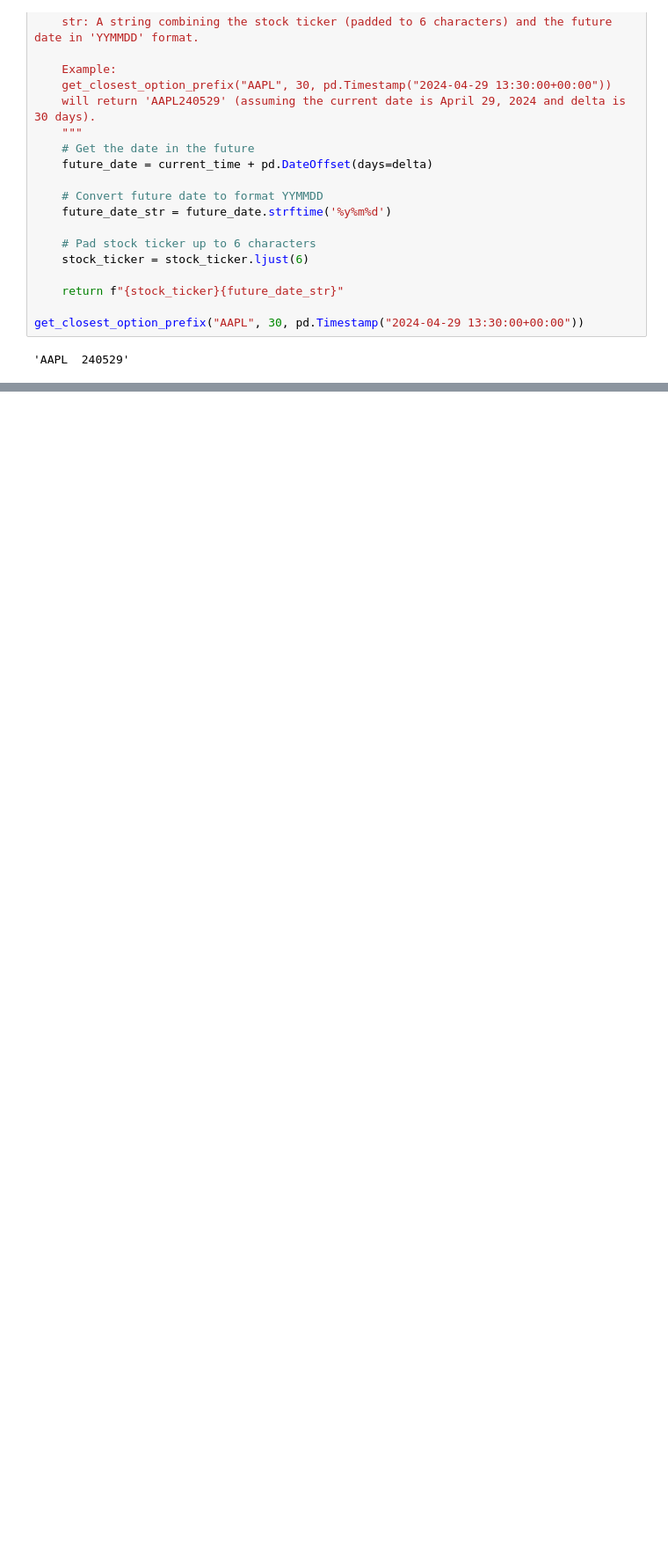
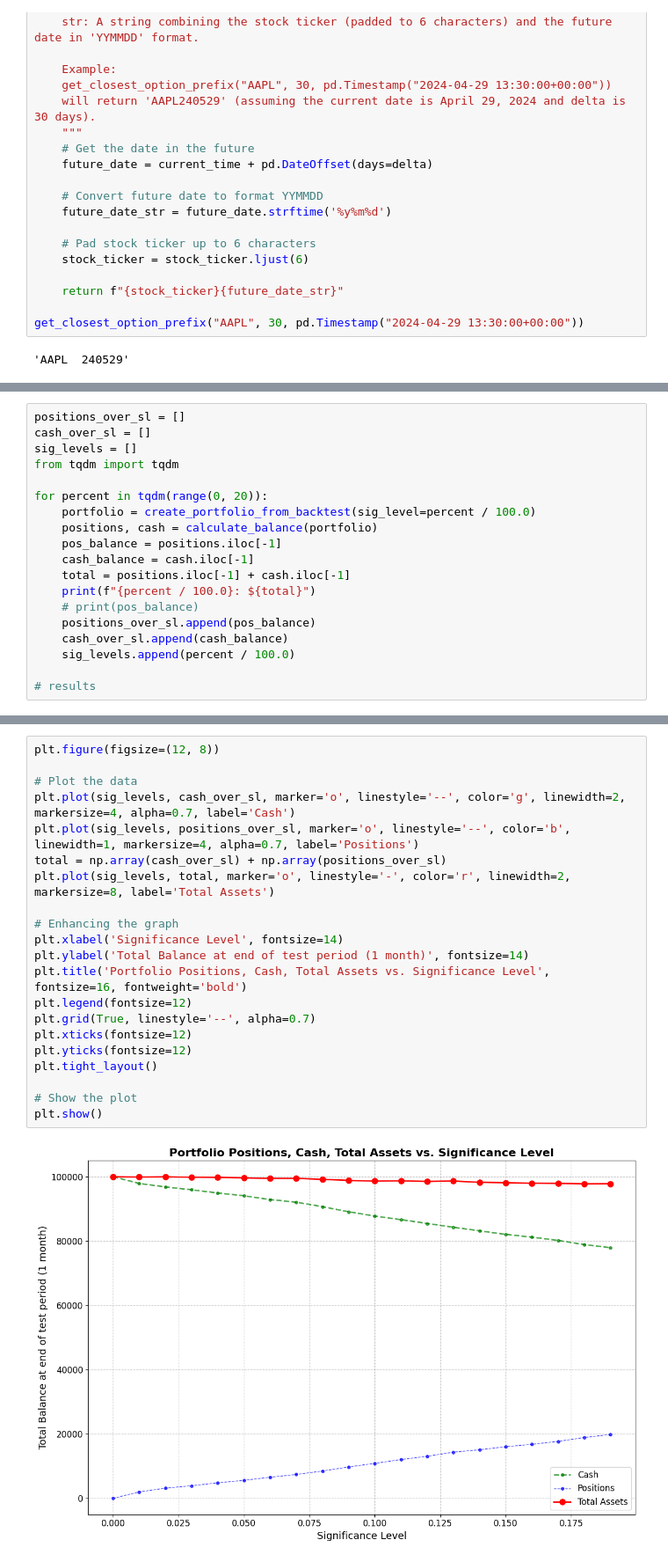
Before and after one commit to niallkehoe/mse244, a Jupyter notebook: backtest/backtest.ipynb, the cells around one changed output, grey strips where cells are left out. Shown: that part at 88% size. Saved outputs shown, nothing was run; the diff lists cells and outputs as text; blank space fills up the shorter version.

Commit message:
working backtest strat

```diff
--- a/backtest/backtest.ipynb
+++ b/backtest/backtest.ipynb
@@ -488,0 +540,19 @@ positions.iloc[-1] + cash.iloc[-1]
+# %%
+positions_over_sl = []
+cash_over_sl = []
+sig_levels = []
+from tqdm import tqdm
+
+for percent in tqdm(range(0, 20)):
+    portfolio = create_portfolio_from_backtest(sig_level=percent / 100.0)
+    positions, cash = calculate_balance(portfolio)
+    pos_balance = positions.iloc[-1]
+    cash_balance = cash.iloc[-1]
+    total = positions.iloc[-1] + cash.iloc[-1]
+    print(f"{percent / 100.0}: ${total}")
+    # print(pos_balance)
+    positions_over_sl.append(pos_balance)
+    cash_over_sl.append(cash_balance)
+    sig_levels.append(percent / 100.0)
+
+# results
@@ -488,0 +573,23 @@ positions.iloc[-1] + cash.iloc[-1]
+# %%
+plt.figure(figsize=(12, 8))
+
+# Plot the data
+plt.plot(sig_levels, cash_over_sl, marker='o', linestyle='--', color='g', linewidth=2, markersize=4, alpha=0.7, label='Cash')
+plt.plot(sig_levels, positions_over_sl, marker='o', linestyle='--', color='b', linewidth=1, markersize=4, alpha=0.7, label='Positions')
+total = np.array(cash_over_sl) + np.array(positions_over_sl)
+plt.plot(sig_levels, total, marker='o', linestyle='-', color='r', linewidth=2, markersize=8, label='Total Assets')
+
+# Enhancing the graph
+plt.xlabel('Significance Level', fontsize=14)
+plt.ylabel('Total Balance at end of test period (1 month)', fontsize=14)
+plt.title('Portfolio Positions, Cash, Total Assets vs. Significance Level', fontsize=16, fontweight='bold')
+plt.legend(fontsize=12)
+plt.grid(True, linestyle='--', alpha=0.7)
+plt.xticks(fontsize=12)
+plt.yticks(fontsize=12)
+plt.tight_layout()
+
+# Show the plot
+plt.show()
+# %% [output]
+[figure, added]
```
Also changed, not shown: parts of 13 cells of this notebook, 10 other files.
